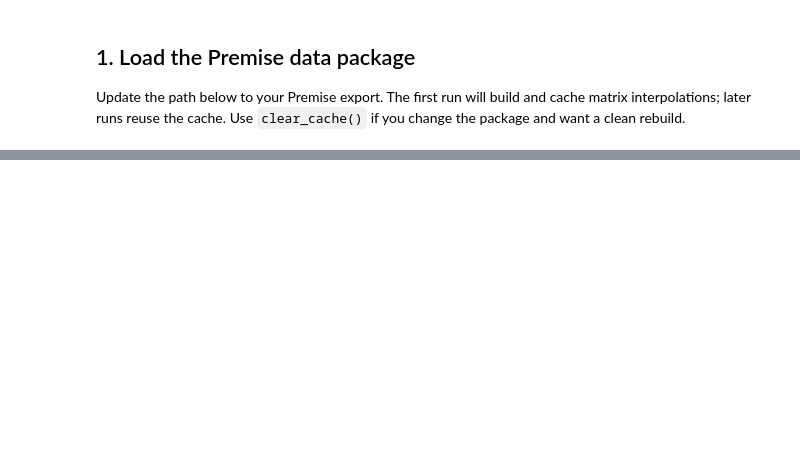
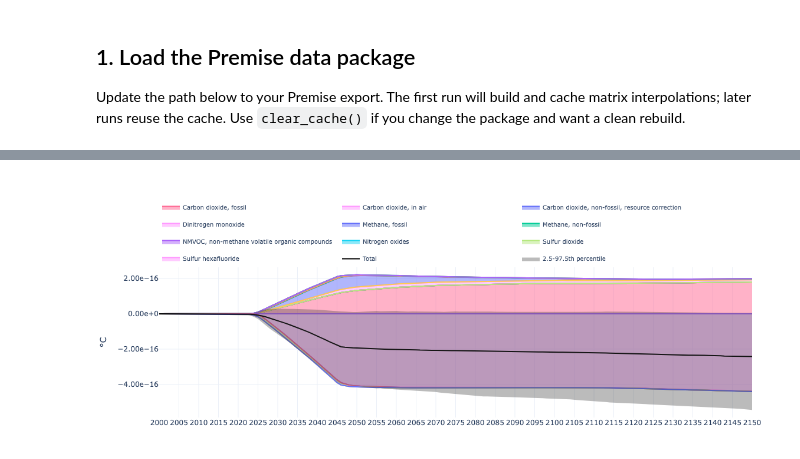
Before and after one commit to Laboratory-for-Energy-Systems-Analysis/trails, a Jupyter notebook: dev/2. premise and imported lci example.ipynb, the cells around one changed output, grey strips where cells are left out. Saved outputs shown, nothing was run; the diff lists cells and outputs as text; code cells hidden in the pictures; blank space fills up the shorter version.

```diff
--- a/dev/2. premise and imported lci example.ipynb
+++ b/dev/2. premise and imported lci example.ipynb
@@ -256,0 +238,13 @@ plot_temp(
+# %%
+plot_temp(
+    trails,
+    by="flow",
+    title="Temperature change by root activity",
+    method_label="°C",
+    year_range=(2000, 2150),
+    legend_top_n=10,
+    flow_groupby_name=True,
+
+)
+# %% [output]
+[figure, added]
```
Also changed, not shown: parts of 18 cells of this notebook, 1 other file.
